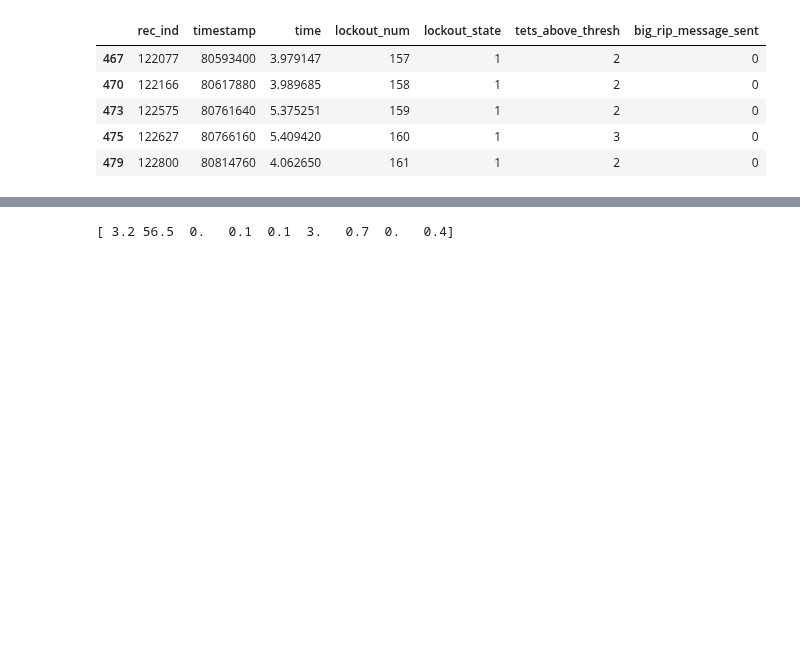
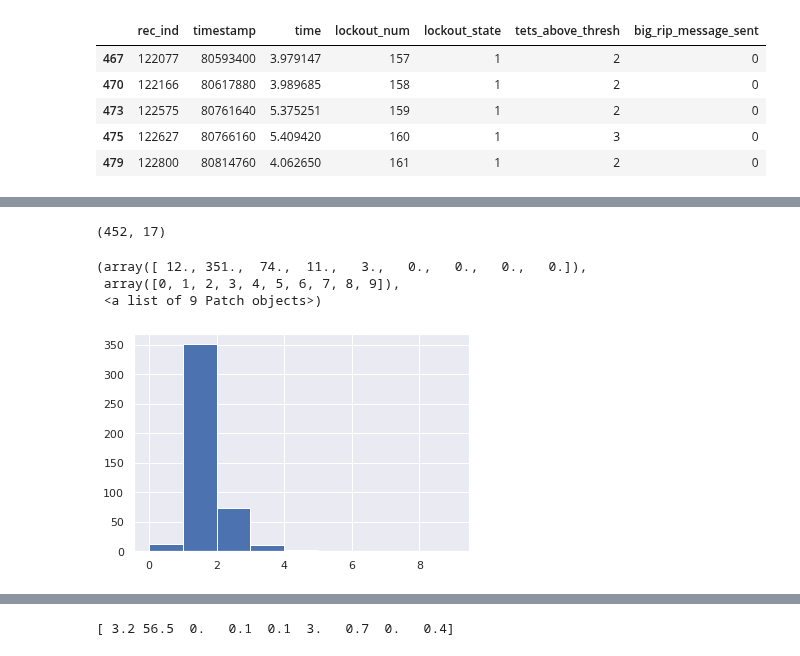
Before and after one commit to trevortknguyen/spykshrk_realtime, a Jupyter notebook: jupyter-notebooks/plot_posterior_realtime.ipynb, the cells around one changed output, grey strips where cells are left out. Cells and saved outputs as stored; diff of their text form; code cells hidden in the pictures; blank space fills up the shorter version.

```diff
--- a/jupyter-notebooks/plot_posterior_realtime.ipynb
+++ b/jupyter-notebooks/plot_posterior_realtime.ipynb
@@ -1236,19 +1333,19 @@ array([0., 0., 0., 0., 0., 0., 0., 0., 0., 0., 0., 0., 1., 1., 1., 1., 1.,
 # for stim_lockout this merge ('backward') will highlight the ripple time
 # stim_lockout timestamp_shift is the 70 msec shift to account for delay in realtime rip detection (-2100)
 
-stim_message_1 = stim_message2.copy()
-stim_message_2 = stim_message_1.drop(['rec_ind','spike_timestamp','lfp_timestamp','time',
+stim_message_1 = stim_message14.copy()
+stim_message_2 = stim_message_1.drop(['rec_ind','spike_timestamp','time','lfp_timestamp',
                                    'ripple_time_bin','spike_count',
                                    'content_threshold','max_arm_repeats','box','arm1','arm2',
                                    'arm3','arm4','arm5','arm6','arm7','arm8'], axis=1)
 stim_message_2
-decode_to_merge = decoder_data2.copy()
+decode_to_merge = decoder_data14.copy()
 merged_decoder_stim = pd.merge_asof(decode_to_merge,stim_message_2,on='bin_timestamp',direction='nearest')
 merged_decoder_stim
 
-stim_lockout_1 = stim_lockout2.copy()
-stim_lockout_1['timestamp_shift'] = stim_lockout2['timestamp']-2100
-#stim_lockout_1['bin_timestamp'] = stim_lockout['timestamp']
+stim_lockout_1 = stim_lockout14.copy()
+#stim_lockout_1['bin_timestamp'] = stim_lockout14['timestamp']
+stim_lockout_1['timestamp_shift'] = stim_lockout14['timestamp']
 stim_lockout_1['bin_timestamp'] = stim_lockout_1['timestamp_shift']
 
 stim_lockout_2 = stim_lockout_1.drop(['rec_ind','timestamp','time','tets_above_thresh','big_rip_message_sent'], axis=1)
@@ -1374,0 +1622,15 @@ plt.hist(matching_offline_rips['lockout_num'].diff().values,bins=np.arange(0,5))
+# %%
+# join offline and realtime replay summaries
+replay_summary_combined = pd.DataFrame.join(off_post_sum_summary,realtime_post_sum_summary,on='realtime_rip',
+                                            how='outer',lsuffix='off',rsuffix='rt')
+replay_combined_matching = replay_summary_combined[replay_summary_combined['offline_rip']>0]
+#replay_combined_matching = replay_combined_matching[replay_combined_matching['rt_two_messages']<1]
+#replay_summary_combined['realtime_ripoff'].values
+print(replay_combined_matching.shape)
+plt.hist(replay_combined_matching['realtime_rip'].diff(),bins=np.arange(0,10))
+# %% [output]
+(452, 17)
+(array([ 12., 351.,  74.,  11.,   3.,   0.,   0.,   0.,   0.]),
+ array([0, 1, 2, 3, 4, 5, 6, 7, 8, 9]),
+ <a list of 9 Patch objects>)
+[figure, added]
```
Also changed, not shown: parts of 35 cells of this notebook, 7 other files.
